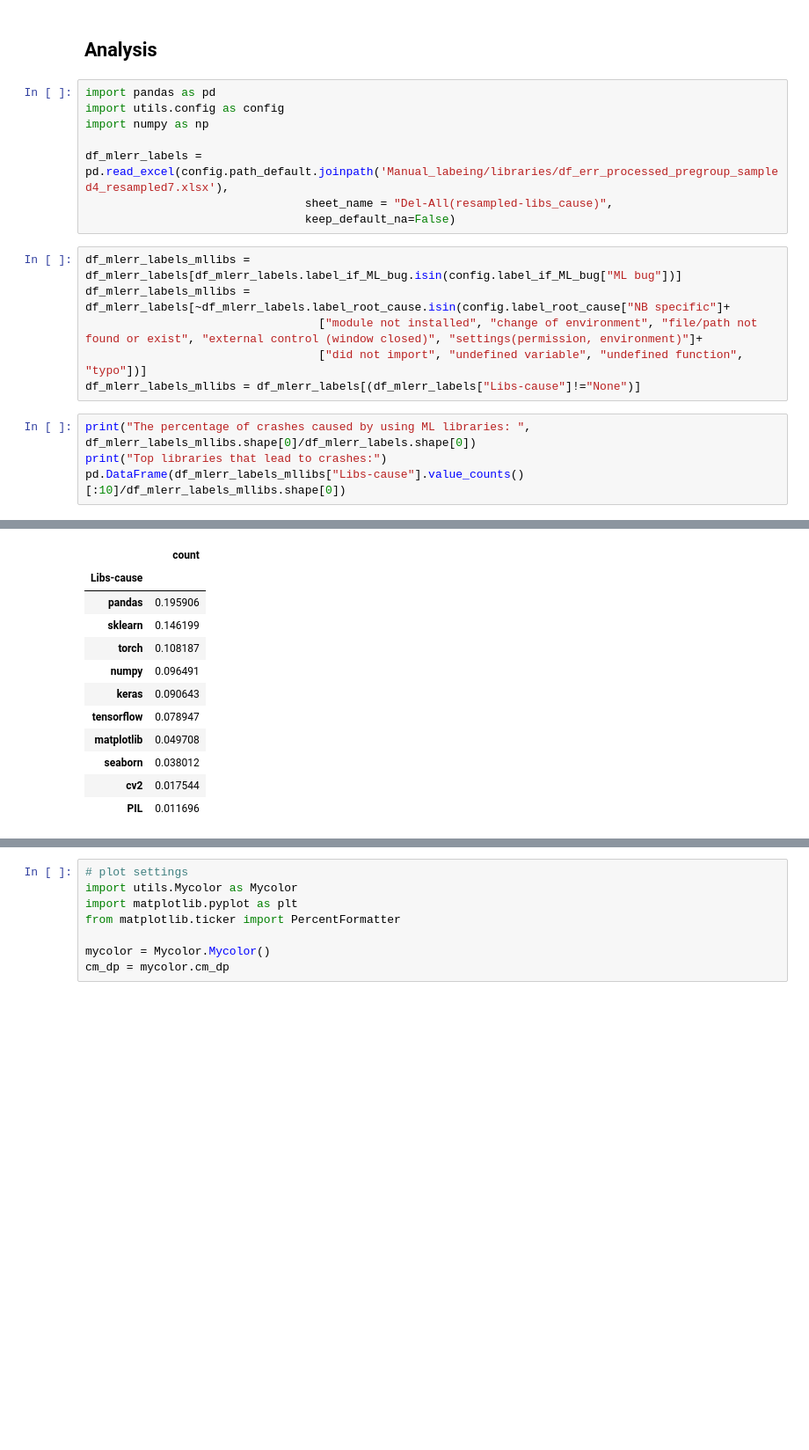
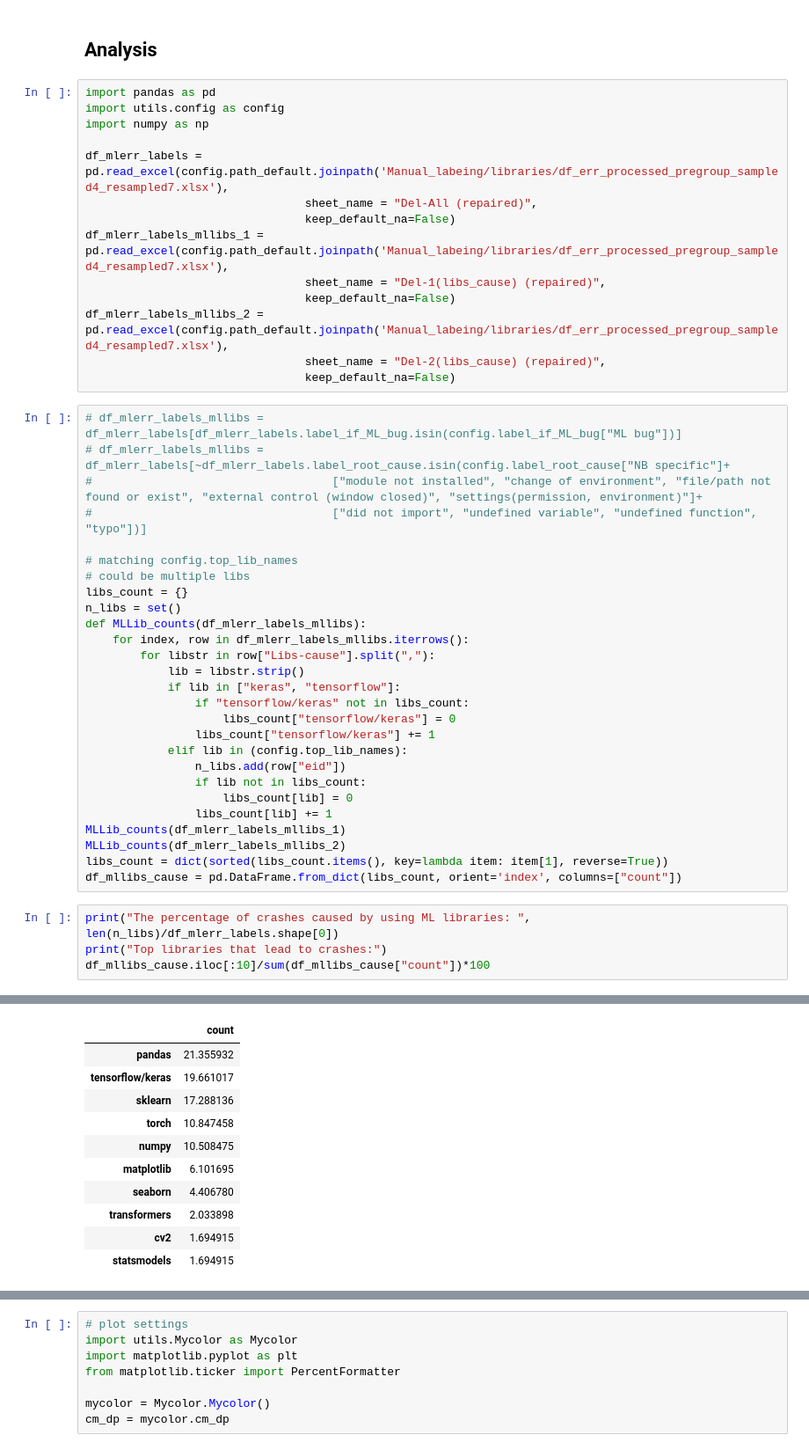
Before and after one commit to PELAB-LiU/jupyter_nbs_empirical, a Jupyter notebook: data_analysis_[additional-manual_labels_libraries].ipynb, the cells around one changed output, grey strips where cells are left out. Shown at 88% size. Saved outputs shown, nothing was run; the diff lists cells and outputs as text; blank space fills up the shorter version.

```diff
--- a/data_analysis_[additional-manual_labels_libraries].ipynb
+++ b/data_analysis_[additional-manual_labels_libraries].ipynb
@@ -10,16 +10,43 @@ import utils.config as config
 import numpy as np
 
 df_mlerr_labels = pd.read_excel(config.path_default.joinpath('Manual_labeing/libraries/df_err_processed_pregroup_sampled4_resampled7.xlsx'),
-                                sheet_name = "Del-All(resampled-libs_cause)",
+                                sheet_name = "Del-All (repaired)",
                                 keep_default_na=False)
+df_mlerr_labels_mllibs_1 = pd.read_excel(config.path_default.joinpath('Manual_labeing/libraries/df_err_processed_pregroup_sampled4_resampled7.xlsx'),
+                                sheet_name = "Del-1(libs_cause) (repaired)",
+                                keep_default_na=False)
+df_mlerr_labels_mllibs_2 = pd.read_excel(config.path_default.joinpath('Manual_labeing/libraries/df_err_processed_pregroup_sampled4_resampled7.xlsx'),
+                                sheet_name = "Del-2(libs_cause) (repaired)",
+                                keep_default_na=False)
 # %%
-df_mlerr_labels_mllibs = df_mlerr_labels[df_mlerr_labels.label_if_ML_bug.isin(config.label_if_ML_bug["ML bug"])]
-df_mlerr_labels_mllibs = df_mlerr_labels[~df_mlerr_labels.label_root_cause.isin(config.label_root_cause["NB specific"]+
-                                  ["module not installed", "change of environment", "file/path not found or exist", "external control (window closed)", "settings(permission, environment)"]+
-                                  ["did not import", "undefined variable", "undefined function", "typo"])]
-df_mlerr_labels_mllibs = df_mlerr_labels[(df_mlerr_labels["Libs-cause"]!="None")]
+# df_mlerr_labels_mllibs = df_mlerr_labels[df_mlerr_labels.label_if_ML_bug.isin(config.label_if_ML_bug["ML bug"])]
+# df_mlerr_labels_mllibs = df_mlerr_labels[~df_mlerr_labels.label_root_cause.isin(config.label_root_cause["NB specific"]+
+#                                   ["module not installed", "change of environment", "file/path not found or exist", "external control (window closed)", "settings(permission, environment)"]+
+#                                   ["did not import", "undefined variable", "undefined function", "typo"])]
+
+# matching config.top_lib_names
+# could be multiple libs
+libs_count = {}
+n_libs = set()
+def MLLib_counts(df_mlerr_labels_mllibs):
+    for index, row in df_mlerr_labels_mllibs.iterrows():
+        for libstr in row["Libs-cause"].split(","):
+            lib = libstr.strip()
+            if lib in ["keras", "tensorflow"]:
+                if "tensorflow/keras" not in libs_count:
+                    libs_count["tensorflow/keras"] = 0
+                libs_count["tensorflow/keras"] += 1
+            elif lib in (config.top_lib_names):
+                n_libs.add(row["eid"])
+                if lib not in libs_count:
+                    libs_count[lib] = 0
+                libs_count[lib] += 1
+MLLib_counts(df_mlerr_labels_mllibs_1)
+MLLib_counts(df_mlerr_labels_mllibs_2)
+libs_count = dict(sorted(libs_count.items(), key=lambda item: item[1], reverse=True))
+df_mllibs_cause = pd.DataFrame.from_dict(libs_count, orient='index', columns=["count"])
 # %%
-print("The percentage of crashes caused by using ML libraries: ", df_mlerr_labels_mllibs.shape[0]/df_mlerr_labels.shape[0])
+print("The percentage of crashes caused by using ML libraries: ", len(n_libs)/df_mlerr_labels.shape[0])
 print("Top libraries that lead to crashes:")
-pd.DataFrame(df_mlerr_labels_mllibs["Libs-cause"].value_counts()[:10]/df_mlerr_labels_mllibs.shape[0])
+df_mllibs_cause.iloc[:10]/sum(df_mllibs_cause["count"])*100
 # %% [output]
@@ -27,13 +54,12 @@ The percentage of crashes caused by using ML libraries:  0.4584450402144772
 Top libraries that lead to crashes:
 |  | count |
-| Libs-cause |  |
-| pandas | 0.195906 |
-| sklearn | 0.146199 |
-| torch | 0.108187 |
-| numpy | 0.096491 |
-| keras | 0.090643 |
-| tensorflow | 0.078947 |
-| matplotlib | 0.049708 |
-| seaborn | 0.038012 |
-| cv2 | 0.017544 |
-| PIL | 0.011696 |
+| pandas | 21.355932 |
+| tensorflow/keras | 19.661017 |
+| sklearn | 17.288136 |
+| torch | 10.847458 |
+| numpy | 10.508475 |
+| matplotlib | 6.101695 |
+| seaborn | 4.406780 |
+| transformers | 2.033898 |
+| cv2 | 1.694915 |
+| statsmodels | 1.694915 |
```
Also changed, not shown: parts of 9 cells of this notebook, 1 other file.
